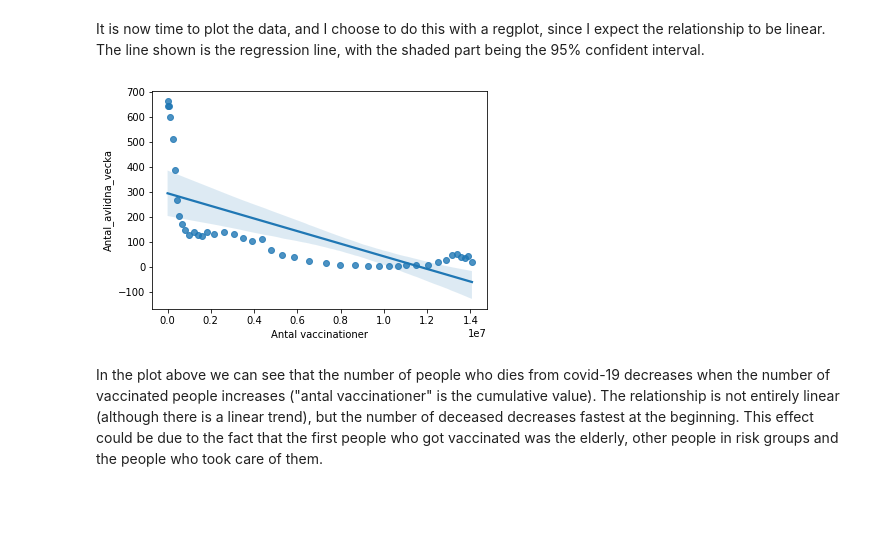
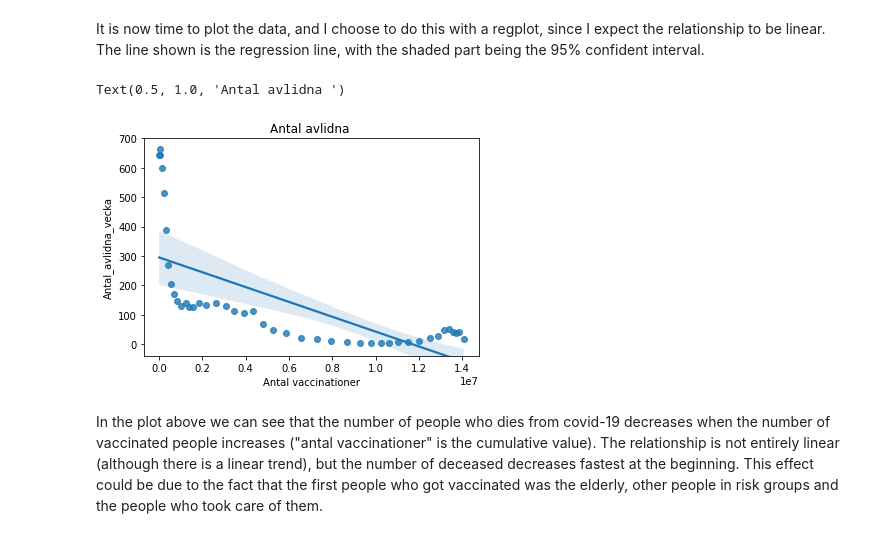
Before and after one commit to Anna-MariaSjolund/Data-Handling-Anna-MariaSjolund, a Jupyter notebook: Labs/Covid-Lab/covid_lab.ipynb, the cells around one changed output. Saved outputs shown, nothing was run; the diff lists cells and outputs as text; code cells hidden in the pictures; blank space fills up the shorter version.

```diff
--- a/Labs/Covid-Lab/covid_lab.ipynb
+++ b/Labs/Covid-Lab/covid_lab.ipynb
@@ -391,8 +458,11 @@ covid19_vaccination_merged.tail()
 It is now time to plot the data, and I choose to do this with a regplot, since I expect the relationship to be linear. The line shown is the regression line, with the shaded part being the 95% confident interval.
 # %%
 fig = sns.regplot(data=covid19_vaccination_merged, x="Antal vaccinationer", y="Antal_avlidna_vecka")
+_ = fig.set(ylim=(-40, 700))
+fig.set_title("Antal avlidna ")
 # %% [output]
+Text(0.5, 1.0, 'Antal avlidna ')
-[figure, old version]
+[figure, new version]
 # %% [markdown]
 In the plot above we can see that the number of people who dies from covid-19 decreases when the number of vaccinated people increases ("antal vaccinationer" is the cumulative value). The relationship is not entirely linear (although there is a linear trend), but the number of deceased decreases fastest at the beginning. This effect could be due to the fact that the first people who got vaccinated was the elderly, other people in risk groups and the people who took care of them.
 # %% [markdown]
```
Also changed, not shown: parts of 13 cells of this notebook, 1 other file.
